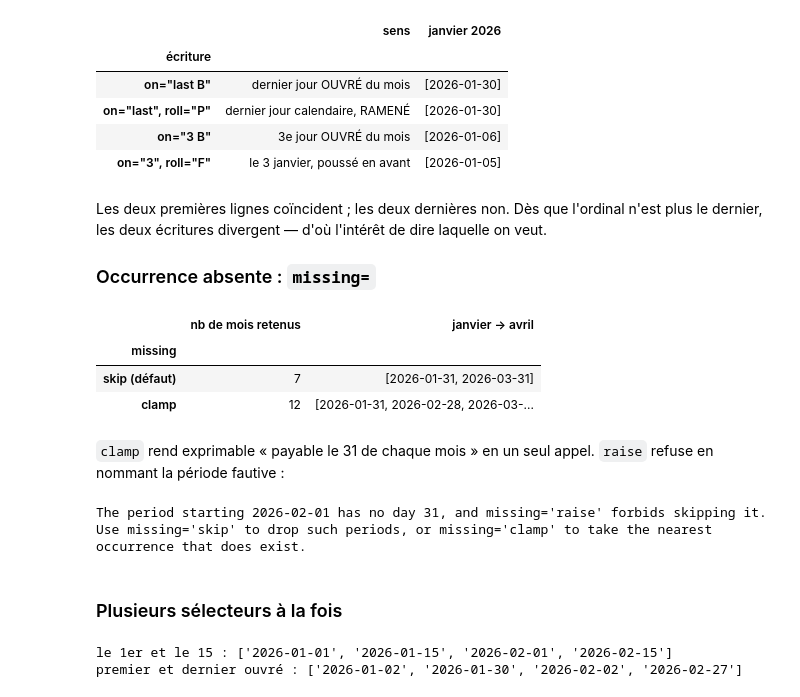
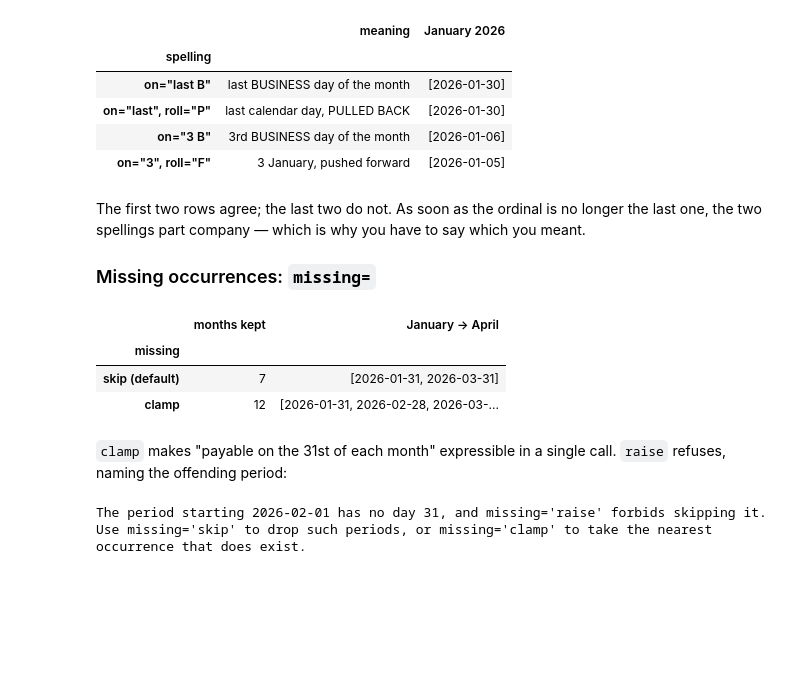
Before and after one commit to Caymaar/better-calendar, a Jupyter notebook: notebooks/04-recurrences-and-schedules.ipynb, the cells around one changed output. Saved outputs shown, nothing was run; the diff lists cells and outputs as text; code cells hidden in the pictures; blank space fills up the shorter version.

```diff
--- a/notebooks/04-recurrences-et-echeanciers.ipynb
+++ b/notebooks/04-recurrences-and-schedules.ipynb
@@ -19,6 +18,6 @@ import better_calendar as bcal
 from better_calendar import FRI, MON, SAT, SUN, THU, TUE, WED, Nth, Weekday, periods, schedule
 
 
-def montre(index):
+def show(index):
     return list(index.strftime("%Y-%m-%d"))
 # %% [markdown]
@@ -115,53 +114,53 @@ précisément pourquoi la différence doit être écrite plutôt que devinée.
 # %%
 pd.DataFrame(
     [
-        {"écriture": 'on="last B"', "sens": "dernier jour OUVRÉ du mois",
-         "janvier 2026": montre(
+        {"spelling": 'on="last B"', "meaning": "last BUSINESS day of the month",
+         "January 2026": show(
              schedule("2026-01-01", "2026-01-31", "M", "last B", cal="XNYS"))},
-        {"écriture": 'on="last", roll="P"', "sens": "dernier jour calendaire, RAMENÉ",
-         "janvier 2026": montre(
+        {"spelling": 'on="last", roll="P"', "meaning": "last calendar day, PULLED BACK",
+         "January 2026": show(
              schedule("2026-01-01", "2026-01-31", "M", "last", cal="XNYS", roll="P"))},
-        {"écriture": 'on="3 B"', "sens": "3e jour OUVRÉ du mois",
-         "janvier 2026": montre(
+        {"spelling": 'on="3 B"', "meaning": "3rd BUSINESS day of the month",
+         "January 2026": show(
              schedule("2026-01-01", "2026-01-31", "M", "3 B", cal="XNYS"))},
-        {"écriture": 'on="3", roll="F"', "sens": "le 3 janvier, poussé en avant",
-         "janvier 2026": montre(
+        {"spelling": 'on="3", roll="F"', "meaning": "3 January, pushed forward",
+         "January 2026": show(
              schedule("2026-01-01", "2026-01-31", "M", "3", cal="XNYS", roll="F"))},
     ]
-).set_index("écriture")
+).set_index("spelling")
 # %% [output]
-|  | sens | janvier 2026 |
-| écriture |  |  |
-| on="last B" | dernier jour OUVRÉ du mois | [2026-01-30] |
-| on="last", roll="P" | dernier jour calendaire, RAMENÉ | [2026-01-30] |
-| on="3 B" | 3e jour OUVRÉ du mois | [2026-01-06] |
-| on="3", roll="F" | le 3 janvier, poussé en avant | [2026-01-05] |
+|  | meaning | January 2026 |
+| spelling |  |  |
+| on="last B" | last BUSINESS day of the month | [2026-01-30] |
+| on="last", roll="P" | last calendar day, PULLED BACK | [2026-01-30] |
+| on="3 B" | 3rd BUSINESS day of the month | [2026-01-06] |
+| on="3", roll="F" | 3 January, pushed forward | [2026-01-05] |
-# %% [markdown]
-Les deux premières lignes coïncident ; les deux dernières non. Dès que l'ordinal n'est plus
-le dernier, les deux écritures divergent — d'où l'intérêt de dire laquelle on veut.
-
-### Occurrence absente : `missing=`
+# %% [markdown]
+The first two rows agree; the last two do not. As soon as the ordinal is no longer the last
+one, the two spellings part company — which is why you have to say which you meant.
+
+### Missing occurrences: `missing=`
 # %%
 pd.DataFrame(
     [
-        {"missing": "skip (défaut)",
-         "nb de mois retenus": len(schedule("2026-01-01", "2026-12-31", "M", "31")),
-         "janvier → avril": montre(schedule("2026-01-01", "2026-04-30", "M", "31"))},
+        {"missing": "skip (default)",
+         "months kept": len(schedule("2026-01-01", "2026-12-31", "M", "31")),
+         "January → April": show(schedule("2026-01-01", "2026-04-30", "M", "31"))},
         {"missing": "clamp",
-         "nb de mois retenus": len(
+         "months kept": len(
              schedule("2026-01-01", "2026-12-31", "M", "31", missing="clamp")),
-         "janvier → avril": montre(
+         "January → April": show(
              schedule("2026-01-01", "2026-04-30", "M", "31", missing="clamp"))},
     ]
 ).set_index("missing")
 # %% [output]
-|  | nb de mois retenus | janvier → avril |
+|  | months kept | January → April |
 | missing |  |  |
-| skip (défaut) | 7 | [2026-01-31, 2026-03-31] |
+| skip (default) | 7 | [2026-01-31, 2026-03-31] |
 | clamp | 12 | [2026-01-31, 2026-02-28, 2026-03-... |
-# %% [markdown]
-`clamp` rend exprimable « payable le 31 de chaque mois » en un seul appel. `raise` refuse
-en nommant la période fautive :
+# %% [markdown]
+`clamp` makes "payable on the 31st of each month" expressible in a single call. `raise`
+refuses, naming the offending period:
 # %%
 try:
     schedule("2026-01-01", "2026-12-31", "M", "31", missing="raise")
@@ -169,12 +168,3 @@ except bcal.ScheduleError as exc:
     print(exc)
 # %% [output]
 The period starting 2026-02-01 has no day 31, and missing='raise' forbids skipping it. Use missing='skip' to drop such periods, or missing='clamp' to take the nearest occurrence that does exist.
-# %% [markdown]
-### Plusieurs sélecteurs à la fois
-# %%
-print("le 1er et le 15 :", montre(schedule("2026-01-01", "2026-02-28", "M", ["1", "15"])))
-print("premier et dernier ouvré :",
-      montre(schedule("2026-01-01", "2026-02-28", "M", ["1 B", "last B"], cal="XNYS")))
-# %% [output]
-le 1er et le 15 : ['2026-01-01', '2026-01-15', '2026-02-01', '2026-02-15']
-premier et dernier ouvré : ['2026-01-02', '2026-01-30', '2026-02-02', '2026-02-27']
```
Also changed, not shown: parts of 97 cells of this notebook, 18 other files.
